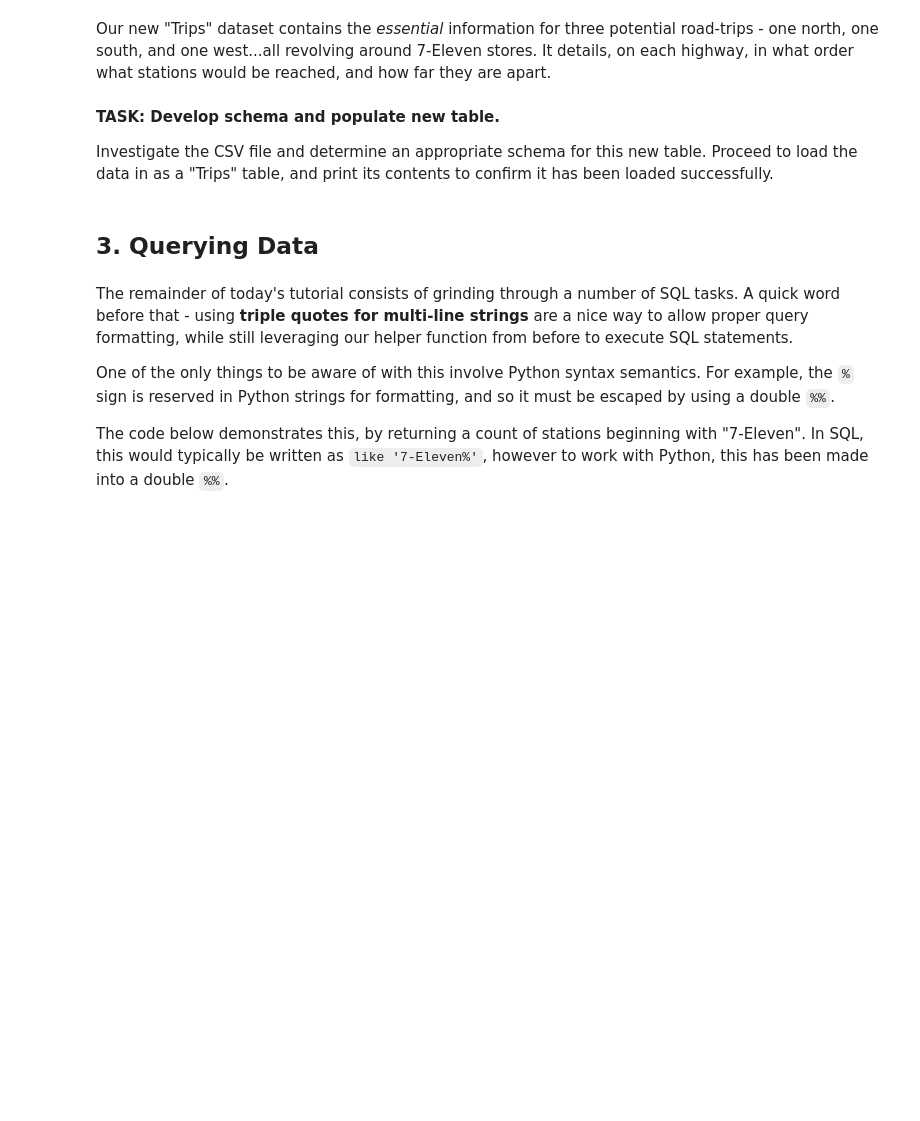
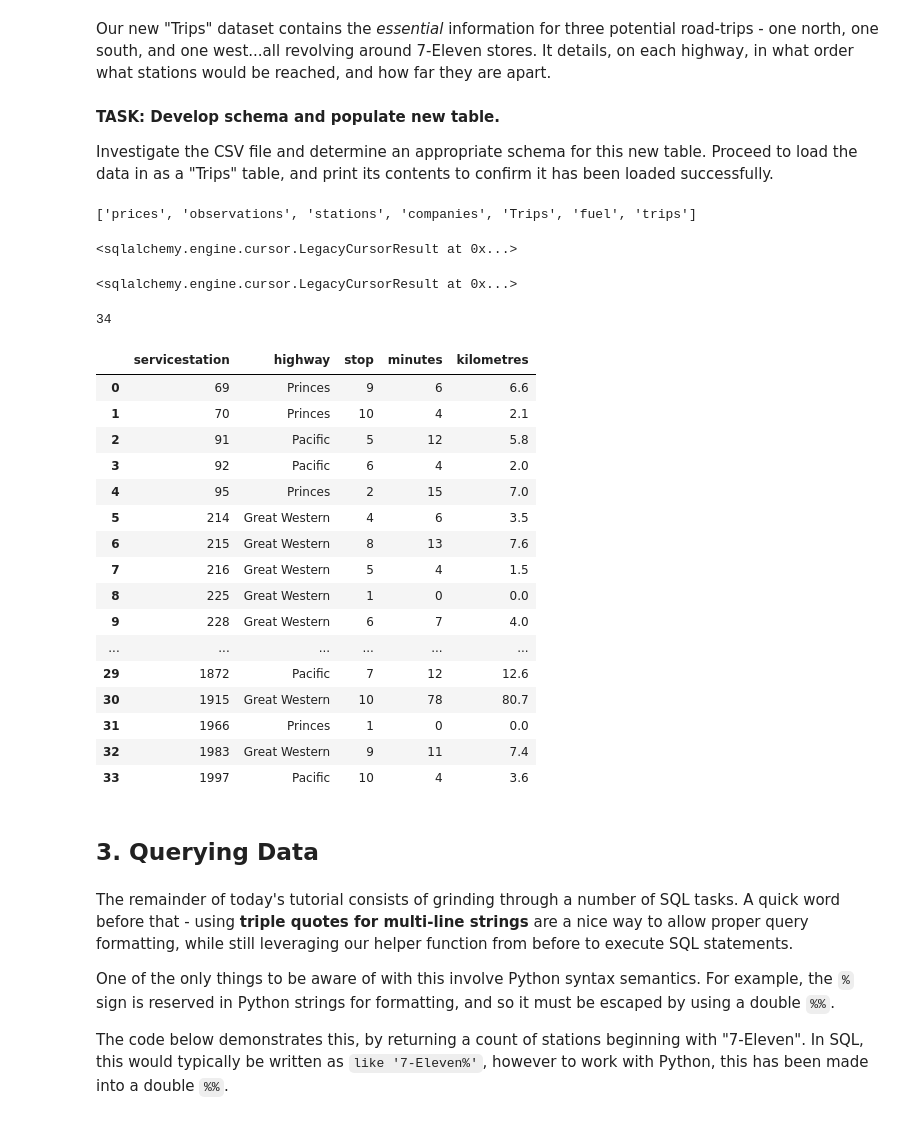
Before and after one commit to Yonghyeon-Portfolio/2023_sem1, a Jupyter notebook: DATA2001/week_4/Tutorial/scaffold.ipynb, the cells around one changed output. Saved outputs shown, nothing was run; the diff lists cells and outputs as text; code cells hidden in the pictures; blank space fills up the shorter version.

```diff
--- a/DATA2001/week_4/Tutorial/scaffold.ipynb
+++ b/DATA2001/week_4/Tutorial/scaffold.ipynb
@@ -178,26 +243,55 @@ Our new "Trips" dataset contains the *essential* information for three potential
 **TASK: Develop schema and populate new table.**
 
 Investigate the CSV file and determine an appropriate schema for this new table. Proceed to load the data in as a "Trips" table, and print its contents to confirm it has been loaded successfully.
+# %%
+inspect(db).get_table_names(schema="nswfuel")
+# %% [output]
+['prices', 'observations', 'stations', 'companies', 'Trips', 'fuel', 'trips']
+# %%
+conn.execute("DROP TABLE IF EXISTS trips")
+# %% [output]
+<sqlalchemy.engine.cursor.LegacyCursorResult at 0x...>
 # %%
 trips_schema = """
 DROP TABLE IF EXISTS Trips;
 CREATE TABLE Trips(
-    service_station_id INT PRIMARY KEY,
-    highway_name VARCHAR(31) NOT NULL,
+    servicestation INT PRIMARY KEY,
+    highway VARCHAR(31) NOT NULL,
     stop INT NOT NULL,
     minutes INT NOT NULL,
     kilometres NUMERIC NOT NULL
 );
 """
 conn.execute(trips_schema)
+# %% [output]
+<sqlalchemy.engine.cursor.LegacyCursorResult at 0x...>
 # %%
 trips_data = pd.read_csv("Trips.csv")
-trips_data_col = dict(ServiceStation="service_station_id", Highway="highway_name",
-                      Stop="stop", Minutes="minutes", Kilometres="kilometres")
-trips_data = trips_data.rename(columns = trips_data_col)
+trips_data.columns = map(str.lower, trips_data.columns)
+trips_data
 trips_data.to_sql(name="trips", con=conn, if_exists="append", index=False)
+# %% [output]
+34
 # %%
-query(conn, "SELECT * FROM Trips")
+query(conn, "SELECT * FROM trips")
+# %% [output]
+|  | servicestation | highway | stop | minutes | kilometres |
+| 0 | 69 | Princes | 9 | 6 | 6.6 |
+| 1 | 70 | Princes | 10 | 4 | 2.1 |
+| 2 | 91 | Pacific | 5 | 12 | 5.8 |
+| 3 | 92 | Pacific | 6 | 4 | 2.0 |
+| 4 | 95 | Princes | 2 | 15 | 7.0 |
+| 5 | 214 | Great Western | 4 | 6 | 3.5 |
+| 6 | 215 | Great Western | 8 | 13 | 7.6 |
+| 7 | 216 | Great Western | 5 | 4 | 1.5 |
+| 8 | 225 | Great Western | 1 | 0 | 0.0 |
+| 9 | 228 | Great Western | 6 | 7 | 4.0 |
+| ... | ... | ... | ... | ... | ... |
+| 29 | 1872 | Pacific | 7 | 12 | 12.6 |
+| 30 | 1915 | Great Western | 10 | 78 | 80.7 |
+| 31 | 1966 | Princes | 1 | 0 | 0.0 |
+| 32 | 1983 | Great Western | 9 | 11 | 7.4 |
+| 33 | 1997 | Pacific | 10 | 4 | 3.6 |
 # %% [markdown]
 ## 3. Querying Data
 # %% [markdown]
```
Also changed, not shown: parts of 13 cells of this notebook, 46 other files.
